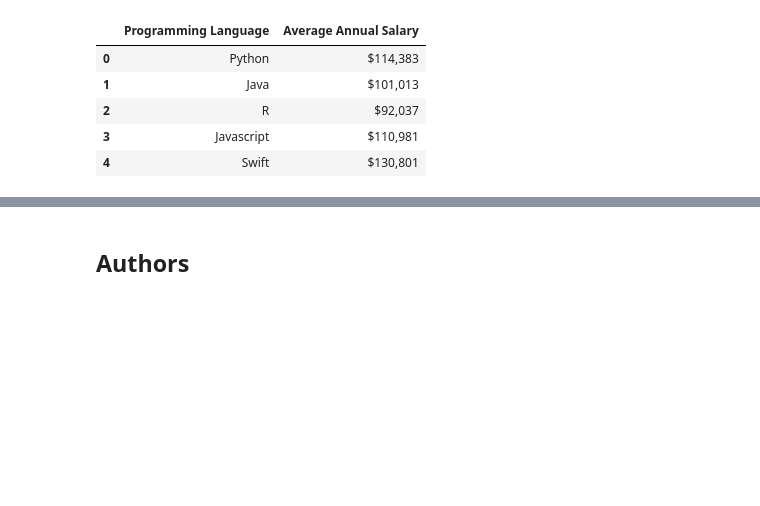
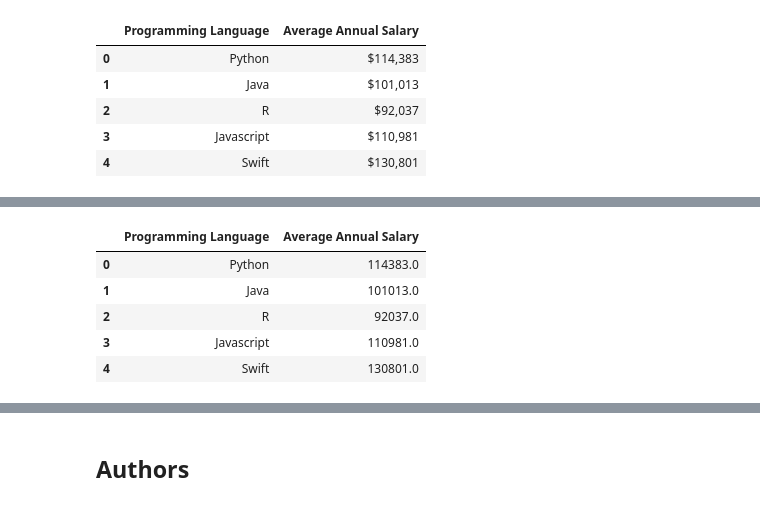
Before and after one commit to Dheeraj6778/Tech-Trends-Data-Analysis, a Jupyter notebook: Web-Scraping-Lab.ipynb, the cells around one changed output, grey strips where cells are left out. Cells and saved outputs as stored; diff of their text form; code cells hidden in the pictures; blank space fills up the shorter version.

```diff
--- a/Web-Scraping-Lab.ipynb
+++ b/Web-Scraping-Lab.ipynb
@@ -93,0 +109,11 @@ df.to_csv('popular-languages.csv',index=False)
+# %%
+df['Average Annual Salary'] = df['Average Annual Salary'].apply(transform)
+df['Average Annual Salary'] = df['Average Annual Salary'].astype(float)
+df.head()
+# %% [output]
+|  | Programming Language | Average Annual Salary |
+| 0 | Python | 114383.0 |
+| 1 | Java | 101013.0 |
+| 2 | R | 92037.0 |
+| 3 | Javascript | 110981.0 |
+| 4 | Swift | 130801.0 |
```
Also changed, not shown: parts of 3 cells of this notebook, 2 other files.
